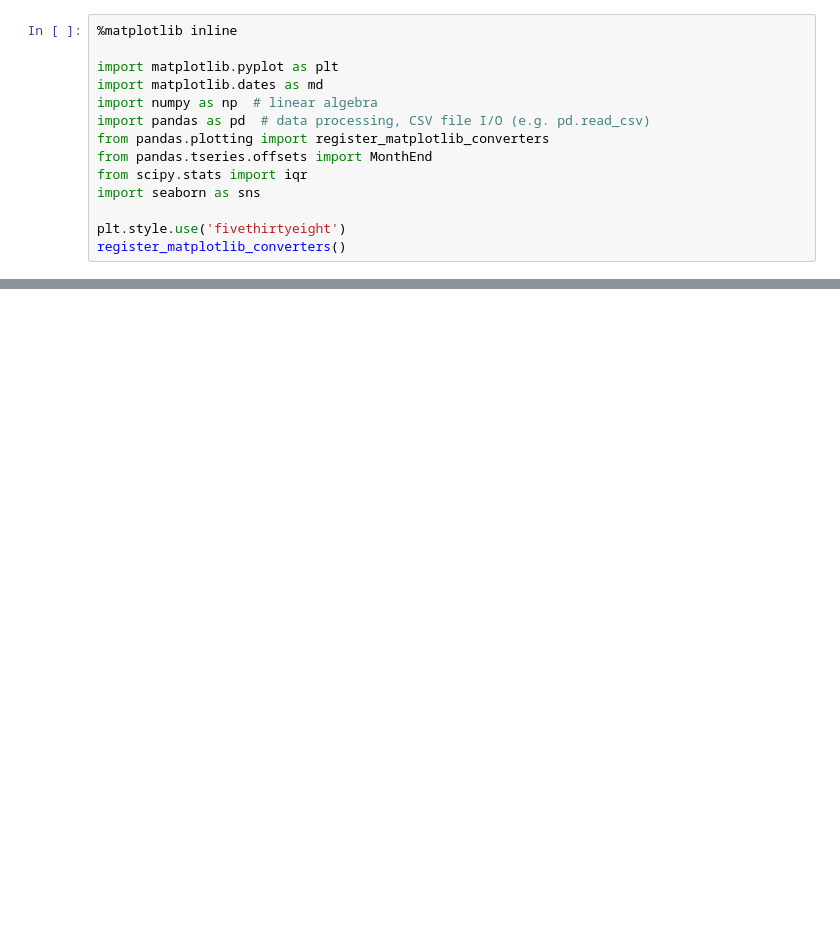
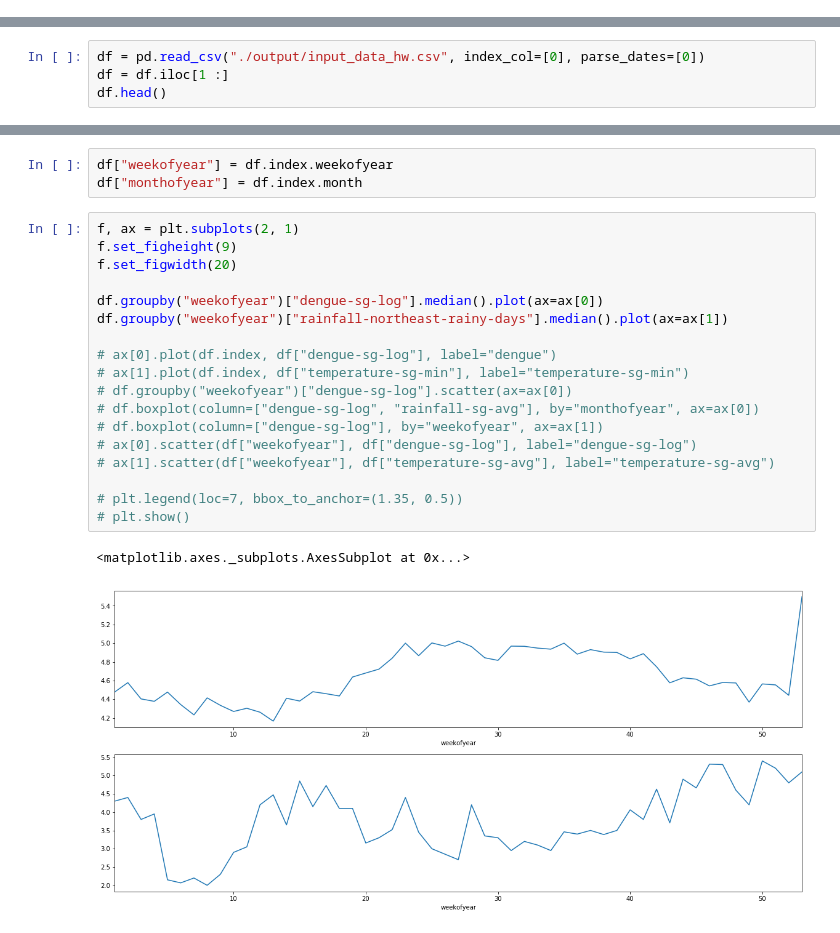
Before and after one commit to mammothb/personal, a Jupyter notebook: datathon/data-extraction/DL_keras.ipynb, the cells around one changed output, grey strips where cells are left out. Cells and saved outputs as stored; diff of their text form; blank space fills up the shorter version.

```diff
--- a/datathon/data-extraction/DL_keras.ipynb
+++ b/datathon/data-extraction/DL_keras.ipynb
@@ -1,14 +0,0 @@
-# %%
-%matplotlib inline
-
-import matplotlib.pyplot as plt
-import matplotlib.dates as md
-import numpy as np  # linear algebra
-import pandas as pd  # data processing, CSV file I/O (e.g. pd.read_csv)
-from pandas.plotting import register_matplotlib_converters
-from pandas.tseries.offsets import MonthEnd
-from scipy.stats import iqr
-import seaborn as sns
-
-plt.style.use('fivethirtyeight')
-register_matplotlib_converters()
@@ -398,0 +18,4 @@ array([[-0.63999169,  0.01392642, -0.40594471,  0.11286635],
+# %%
+df = pd.read_csv("./output/input_data_hw.csv", index_col=[0], parse_dates=[0])
+df = df.iloc[1 :]
+df.head()
@@ -398,0 +31,24 @@ array([[-0.63999169,  0.01392642, -0.40594471,  0.11286635],
+# %%
+df["weekofyear"] = df.index.weekofyear
+df["monthofyear"] = df.index.month
+# %%
+f, ax = plt.subplots(2, 1)
+f.set_figheight(9)
+f.set_figwidth(20)
+
+df.groupby("weekofyear")["dengue-sg-log"].median().plot(ax=ax[0])
+df.groupby("weekofyear")["rainfall-northeast-rainy-days"].median().plot(ax=ax[1])
+
+# ax[0].plot(df.index, df["dengue-sg-log"], label="dengue")
+# ax[1].plot(df.index, df["temperature-sg-min"], label="temperature-sg-min")
+# df.groupby("weekofyear")["dengue-sg-log"].scatter(ax=ax[0])
+# df.boxplot(column=["dengue-sg-log", "rainfall-sg-avg"], by="monthofyear", ax=ax[0])
+# df.boxplot(column=["dengue-sg-log"], by="weekofyear", ax=ax[1])
+# ax[0].scatter(df["weekofyear"], df["dengue-sg-log"], label="dengue-sg-log")
+# ax[1].scatter(df["weekofyear"], df["temperature-sg-avg"], label="temperature-sg-avg")
+
+# plt.legend(loc=7, bbox_to_anchor=(1.35, 0.5))
+# plt.show()
+# %% [output]
+<matplotlib.axes._subplots.AxesSubplot at 0x...>
+[figure, added]
```
Also changed, not shown: parts of 18 cells of this notebook, 13 other files.
